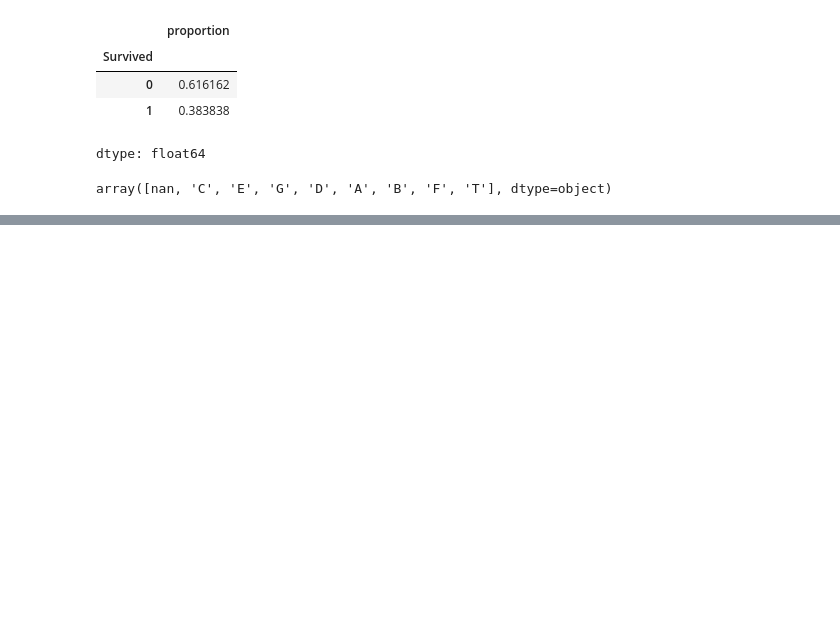
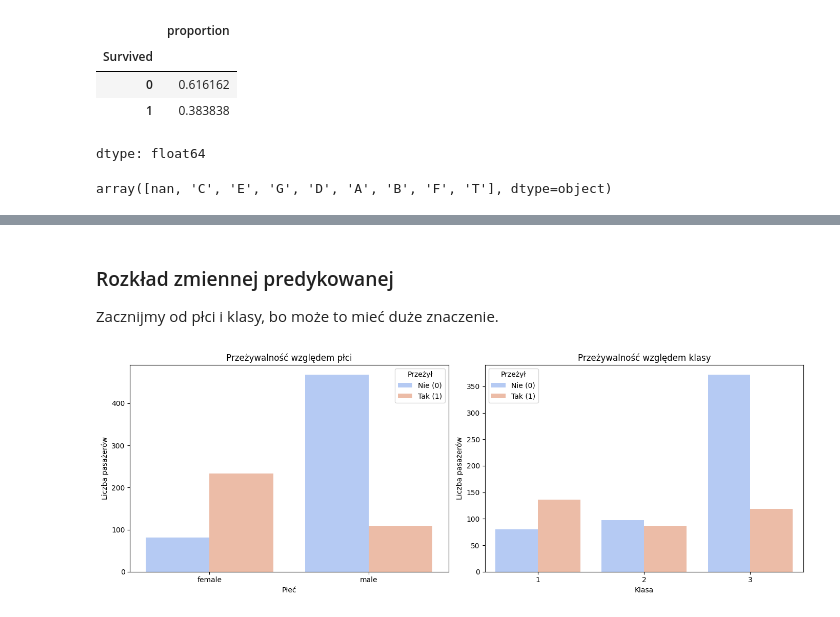
Before and after one commit to Solvro/ml-wakacyjne-wyzwanie-2026, a Jupyter notebook: 01_przetwarzanie_wizualizacja_danych/EDA_zadanie.ipynb, the cells around one changed output, grey strips where cells are left out. Cells and saved outputs as stored; diff of their text form; code cells hidden in the pictures; blank space fills up the shorter version.

```diff
--- a/01_przetwarzanie_wizualizacja_danych/EDA_zadanie.ipynb
+++ b/01_przetwarzanie_wizualizacja_danych/EDA_zadanie.ipynb
@@ -81,0 +219,12 @@ array([nan, 'C', 'E', 'G', 'D', 'A', 'B', 'F', 'T'], dtype=object)
+# %%
+# mediany
+titanic_df['Age'] = titanic_df['Age'].fillna(titanic_df['Age'].median())
+titanic_df['Fare'] = titanic_df['Fare'].fillna(titanic_df['Fare'].median())
+
+# dominanta (funkcja mode)
+titanic_df['Embarked'] = titanic_df['Embarked'].fillna(titanic_df['Embarked'].mode()[0])
+
+# nowy typ U unknown
+titanic_df['Deck'] = titanic_df['Deck'].fillna('U')
+
+print(titanic_df.isna().sum())
@@ -81,0 +263,4 @@ array([nan, 'C', 'E', 'G', 'D', 'A', 'B', 'F', 'T'], dtype=object)
+# %%
+
+titanic_df['Survived'] = titanic_df['Survived'].astype('category')
+titanic_df['Pclass'] = titanic_df['Pclass'].astype('category')
@@ -81,0 +269,4 @@ array([nan, 'C', 'E', 'G', 'D', 'A', 'B', 'F', 'T'], dtype=object)
+# %%
+categorical_cols = ['Sex', 'Embarked', 'Deck', 'Title']
+for col in categorical_cols:
+    titanic_df[col] = titanic_df[col].astype('category')
@@ -81,0 +291,24 @@ array([nan, 'C', 'E', 'G', 'D', 'A', 'B', 'F', 'T'], dtype=object)
+# %% [markdown]
+### Rozkład zmiennej predykowanej
+Zacznijmy od płci i klasy, bo może to mieć duże znaczenie.
+# %%
+fig, axes = plt.subplots(1, 2, figsize=(14, 5))
+
+# przeżywalność a płeć
+sns.countplot(data=titanic_df, x='Sex', hue='Survived', ax=axes[0], palette='coolwarm')
+axes[0].set_title('Przeżywalność względem płci')
+axes[0].set_xlabel('Płeć')
+axes[0].set_ylabel('Liczba pasażerów')
+axes[0].legend(title='Przeżył', labels=['Nie (0)', 'Tak (1)'])
+
+# przeżywalność a klasa
+sns.countplot(data=titanic_df, x='Pclass', hue='Survived', ax=axes[1], palette='coolwarm')
+axes[1].set_title('Przeżywalność względem klasy')
+axes[1].set_xlabel('Klasa')
+axes[1].set_ylabel('Liczba pasażerów')
+axes[1].legend(title='Przeżył', labels=['Nie (0)', 'Tak (1)'])
+
+plt.tight_layout()
+plt.show()
+# %% [output]
+[figure, added]
```
Also changed, not shown: parts of 39 cells of this notebook.
